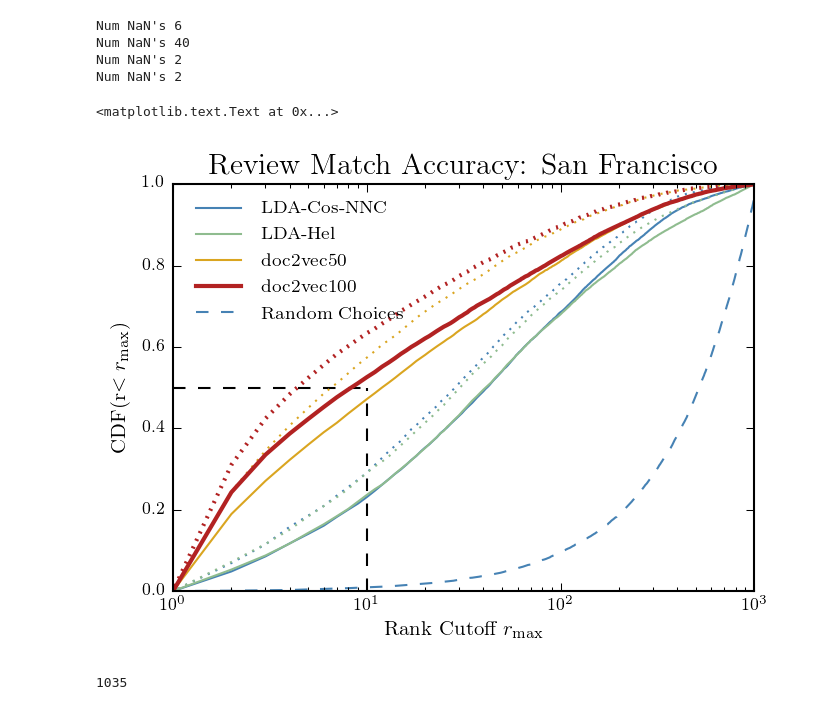
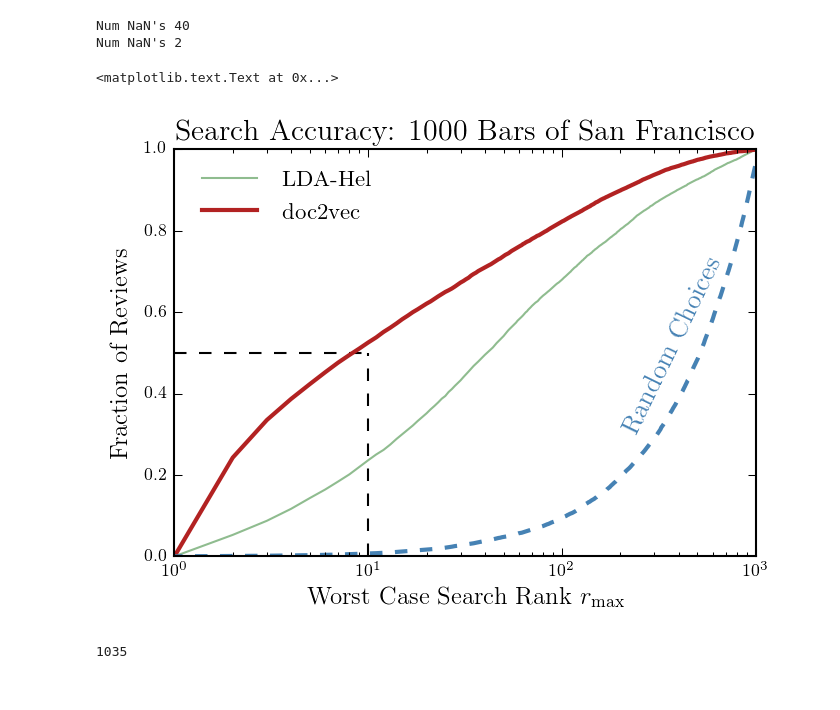
Before and after one commit to erccarls/vectorsearch, a Jupyter notebook: notebooks/08 - Validation.ipynb, the cells around one changed output. Drawn from its saved outputs; the diff is of its cells as text; code cells hidden in the pictures.

```diff
--- a/notebooks/08 - Validation.ipynb
+++ b/notebooks/08 - Validation.ipynb
@@ -131,12 +250,12 @@ TRAIN SET DONE
 # %%
 import pickle
 from collections import OrderedDict
-result_sets = OrderedDict(
-    (('LDA-Cos-NNC', pickle.load(open('../output/validation_results_LDA_SF_noChunk.pickle', 'rb'))),
+result_sets = OrderedDict((
+    #(('LDA-Cos-NNC', pickle.load(open('../output/validation_results_LDA_SF_noChunk.pickle', 'rb'))),
    #('LDA+NC Cos', pickle.load(open('../output/validation_results_LDA_SF_withChunk.pickle', 'rb'))),
    ('LDA-Hel', pickle.load(open('../output/validation_results_LDA_SF_withChunk_Hel.pickle', 'rb'))),
-   ('doc2vec50', pickle.load(open('../output/validation_results_doc2vec_50_SF_withChunk.pickle', 'rb'))),
-   ('doc2vec100', pickle.load(open('../output/validation_results_doc2vec_100_SF_withChunk.pickle', 'rb')))))
+   #('doc2vec50', pickle.load(open('../output/validation_results_doc2vec_50_SF_withChunk.pickle', 'rb'))),
+   ('doc2vec', pickle.load(open('../output/validation_results_doc2vec_100_SF_withChunk.pickle', 'rb'))),))
 
 
 
@@ -151,7 +270,7 @@ def GetCDFDocLength(min_length):
     return CDF
 
 
-colors={'LDA-Cos-NNC':'steelblue','LDA-Hel':'darkseagreen', 'doc2vec50':'goldenrod', 'doc2vec100':'firebrick'}
+colors={'LDA-Cos-NNC':'steelblue','LDA-Hel':'darkseagreen', 'doc2vec50':'goldenrod', 'doc2vec':'firebrick'}
 
 for key, result_set in result_sets.items():
     ranks = np.array(result_set['test_results'][1])
@@ -161,48 +280,48 @@ for key, result_set in result_sets.items():
     doc_lengths = doc_lengths[~np.isnan(ranks)]
     ranks = ranks[~np.isnan(ranks)]
 
-    for min_length in [0,50,]:
+    for min_length in [0,]:
         CDF = GetCDFDocLength(min_length)
         alpha=1
         label=key
         linestyle="-"
         linewidth=1
         if min_length==50:
             alpha=1
             label=None
             linestyle=":"
-        if key=='doc2vec100':
+        if key=='doc2vec':
             linewidth=2
         plt.plot(range(n_businesses),CDF, label=label, color=colors[key], alpha=alpha,
                  linestyle=linestyle, linewidth=linewidth)
 
 
 #     CDF = np.array([np.sum(ranks_train<i) for i in range(n_businesses)])/float(len(ranks_train))
 #     plt.plot(range(n_businesses), CDF, label=r'LDA Training Set', linestyle=':')
 
 
 
 # Random Choices....
 random_choices = np.random.randint(1, n_businesses, len(ranks))
 CDF = np.array([np.sum(random_choices<i) for i in range(n_businesses)])/float(len(random_choices))
-plt.plot(range(n_businesses), CDF, label='Random Choices', linestyle='--')
+plt.plot(range(n_businesses), CDF, label="", linestyle='--', linewidth=2)
 
 plt.vlines(10, 0, .5, alpha=1, linestyle='--' )
 plt.hlines(.5, 1, 1e1, alpha=1, linestyle='--' )
 
-plt.legend(loc=2, frameon=False, handlelength=3)
+plt.legend(loc=2, frameon=False, handlelength=3, fontsize=11)
 plt.xscale('log')
+plt.text(200, .7, "Random Choices", color='steelblue', rotation=64, fontsize=13)
+
 plt.xlim(1,1e3)
-plt.xlabel(r'Rank Cutoff $r_{\rm max}$')
-plt.ylabel(r'CDF(r$<r_{\rm max}$)')
-plt.title('Review Match Accuracy: San Francisco')
+plt.xlabel(r'Worst Case Search Rank $r_{\rm max}$', fontsize=12)
+plt.ylabel(r'Fraction of Reviews', fontsize=12)
+plt.title('Search Accuracy: 1000 Bars of San Francisco')
 # %% [output]
-Num NaN's 6
 Num NaN's 40
 Num NaN's 2
-Num NaN's 2
 <matplotlib.text.Text at 0x...>
-[figure, old version]
+[figure, new version]
 # %%
 # import yelp
 
```
Also changed, not shown: parts of 3 cells of this notebook, 10 other files.
